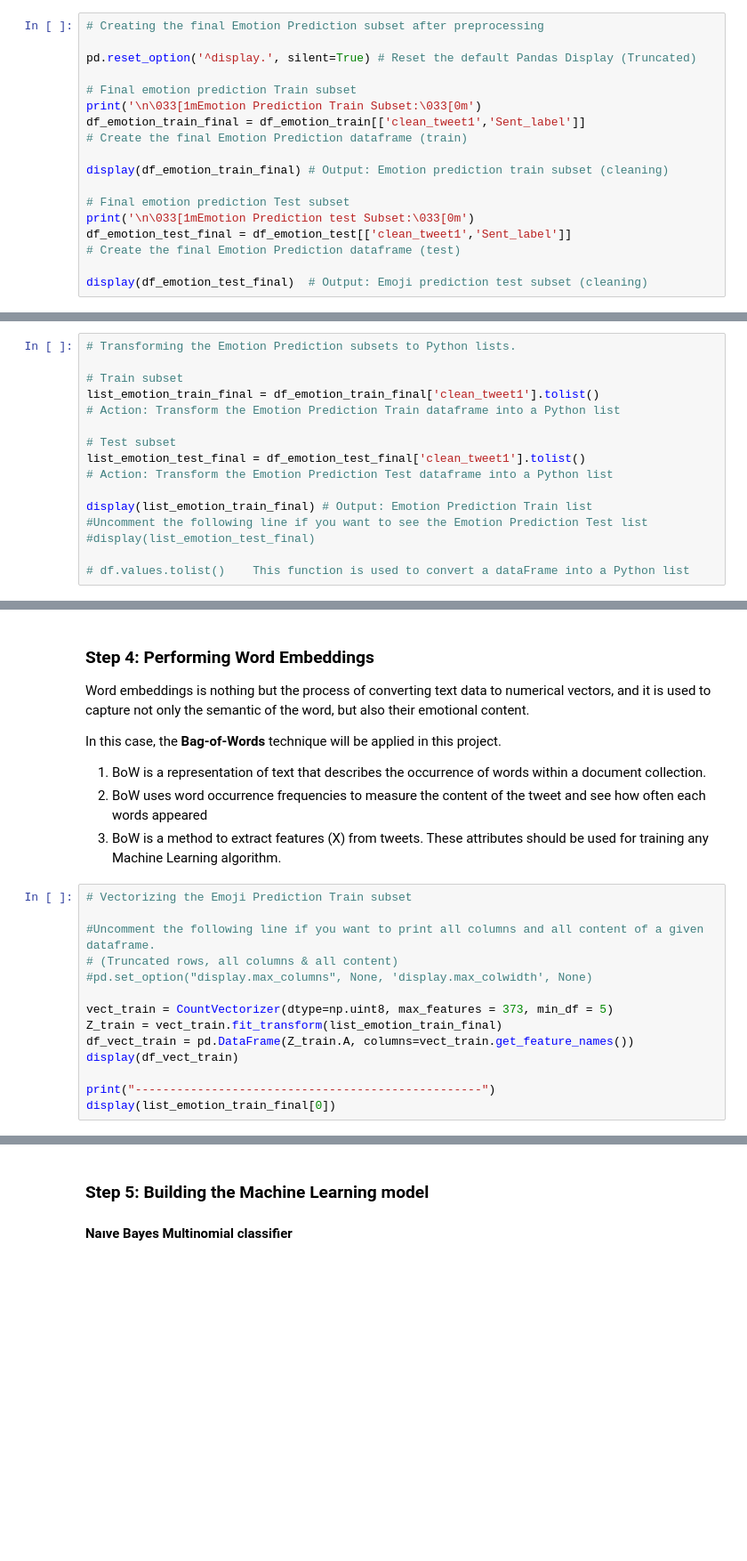
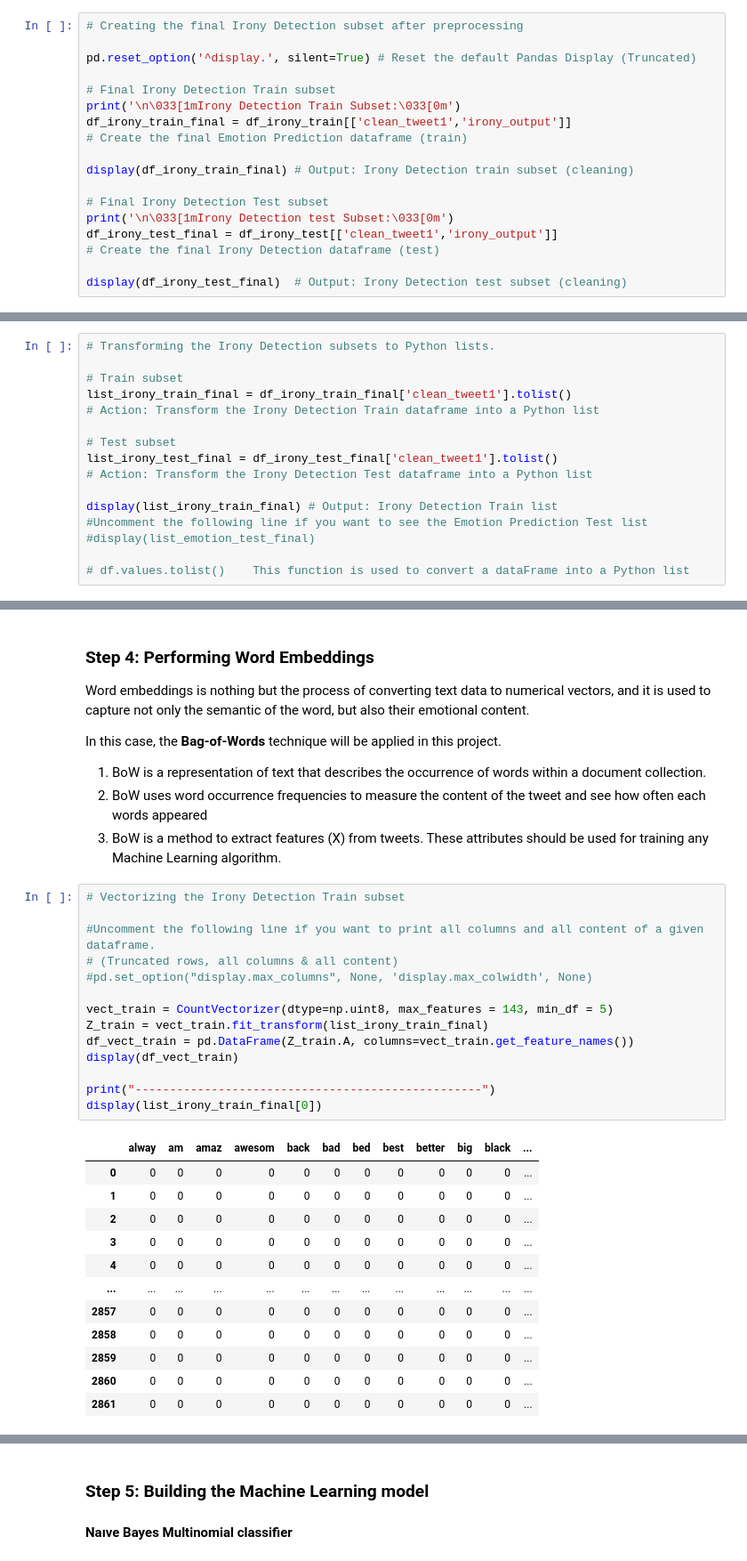
Before and after one commit to julioe-perezlara/CE888-7-SP, a Jupyter notebook: Project_Final/Assignment_2/Task3_IronyRecognition.ipynb, the cells around one changed output, grey strips where cells are left out. Shown: that part at 89% size. Drawn from its saved outputs; the diff is of its cells as text; blank space fills up the shorter version.

```diff
--- a/Project_Final/Assignment_2/Task3_IronyRecognition.ipynb
+++ b/Project_Final/Assignment_2/Task3_IronyRecognition.ipynb
@@ -506,18 +546,18 @@ display(df_emotion_test[0:5]) # Output: First 5 tweets (test)
 # %%
-# Creating the final Emotion Prediction subset after preprocessing
+# Creating the final Irony Detection subset after preprocessing
 
 pd.reset_option('^display.', silent=True) # Reset the default Pandas Display (Truncated)
 
-# Final emotion prediction Train subset
-print('\n\033[1mEmotion Prediction Train Subset:\033[0m')
-df_emotion_train_final = df_emotion_train[['clean_tweet1','Sent_label']]
+# Final Irony Detection Train subset
+print('\n\033[1mIrony Detection Train Subset:\033[0m')
+df_irony_train_final = df_irony_train[['clean_tweet1','irony_output']]
 # Create the final Emotion Prediction dataframe (train)
 
-display(df_emotion_train_final) # Output: Emotion prediction train subset (cleaning)
+display(df_irony_train_final) # Output: Irony Detection train subset (cleaning)
 
-# Final emotion prediction Test subset
-print('\n\033[1mEmotion Prediction test Subset:\033[0m')
-df_emotion_test_final = df_emotion_test[['clean_tweet1','Sent_label']]
-# Create the final Emotion Prediction dataframe (test)
+# Final Irony Detection Test subset
+print('\n\033[1mIrony Detection test Subset:\033[0m')
+df_irony_test_final = df_irony_test[['clean_tweet1','irony_output']]
+# Create the final Irony Detection dataframe (test)
 
-display(df_emotion_test_final)  # Output: Emoji prediction test subset (cleaning)
+display(df_irony_test_final)  # Output: Irony Detection test subset (cleaning)
@@ -524,15 +593,15 @@ display(df_emotion_test_final)  # Output: Emoji prediction test subset (cleaning
 # %%
-# Transforming the Emotion Prediction subsets to Python lists.
+# Transforming the Irony Detection subsets to Python lists.
 
 # Train subset
-list_emotion_train_final = df_emotion_train_final['clean_tweet1'].tolist()
-# Action: Transform the Emotion Prediction Train dataframe into a Python list
+list_irony_train_final = df_irony_train_final['clean_tweet1'].tolist()
+# Action: Transform the Irony Detection Train dataframe into a Python list
 
 # Test subset
-list_emotion_test_final = df_emotion_test_final['clean_tweet1'].tolist()
-# Action: Transform the Emotion Prediction Test dataframe into a Python list
+list_irony_test_final = df_irony_test_final['clean_tweet1'].tolist()
+# Action: Transform the Irony Detection Test dataframe into a Python list
 
-display(list_emotion_train_final) # Output: Emotion Prediction Train list
+display(list_irony_train_final) # Output: Irony Detection Train list
 #Uncomment the following line if you want to see the Emotion Prediction Test list
 #display(list_emotion_test_final)
 
@@ -547,16 +634,29 @@ In this case, the **Bag-of-Words** technique will be applied in this project.
 2. BoW uses word occurrence frequencies to measure the content of the tweet and see how often each words appeared
 3. BoW is a method to extract features (X) from tweets. These attributes should be used for training any Machine Learning algorithm.
 # %%
-# Vectorizing the Emoji Prediction Train subset
+# Vectorizing the Irony Detection Train subset
 
 #Uncomment the following line if you want to print all columns and all content of a given dataframe.
 # (Truncated rows, all columns & all content)
 #pd.set_option("display.max_columns", None, 'display.max_colwidth', None)
 
-vect_train = CountVectorizer(dtype=np.uint8, max_features = 373, min_df = 5)
-Z_train = vect_train.fit_transform(list_emotion_train_final)
+vect_train = CountVectorizer(dtype=np.uint8, max_features = 143, min_df = 5)
+Z_train = vect_train.fit_transform(list_irony_train_final)
 df_vect_train = pd.DataFrame(Z_train.A, columns=vect_train.get_feature_names())
 display(df_vect_train)
 
 print("--------------------------------------------------")
-display(list_emotion_train_final[0])
+display(list_irony_train_final[0])
+# %% [output]
+|  | alway | am | amaz | awesom | back | bad | bed | best | better | big | black | ... |
+| 0 | 0 | 0 | 0 | 0 | 0 | 0 | 0 | 0 | 0 | 0 | 0 | ... |
+| 1 | 0 | 0 | 0 | 0 | 0 | 0 | 0 | 0 | 0 | 0 | 0 | ... |
+| 2 | 0 | 0 | 0 | 0 | 0 | 0 | 0 | 0 | 0 | 0 | 0 | ... |
+| 3 | 0 | 0 | 0 | 0 | 0 | 0 | 0 | 0 | 0 | 0 | 0 | ... |
+| 4 | 0 | 0 | 0 | 0 | 0 | 0 | 0 | 0 | 0 | 0 | 0 | ... |
+| ... | ... | ... | ... | ... | ... | ... | ... | ... | ... | ... | ... | ... |
+| 2857 | 0 | 0 | 0 | 0 | 0 | 0 | 0 | 0 | 0 | 0 | 0 | ... |
+| 2858 | 0 | 0 | 0 | 0 | 0 | 0 | 0 | 0 | 0 | 0 | 0 | ... |
+| 2859 | 0 | 0 | 0 | 0 | 0 | 0 | 0 | 0 | 0 | 0 | 0 | ... |
+| 2860 | 0 | 0 | 0 | 0 | 0 | 0 | 0 | 0 | 0 | 0 | 0 | ... |
+| 2861 | 0 | 0 | 0 | 0 | 0 | 0 | 0 | 0 | 0 | 0 | 0 | ... |
```
Also changed, not shown: parts of 18 cells of this notebook, 2 other files.
